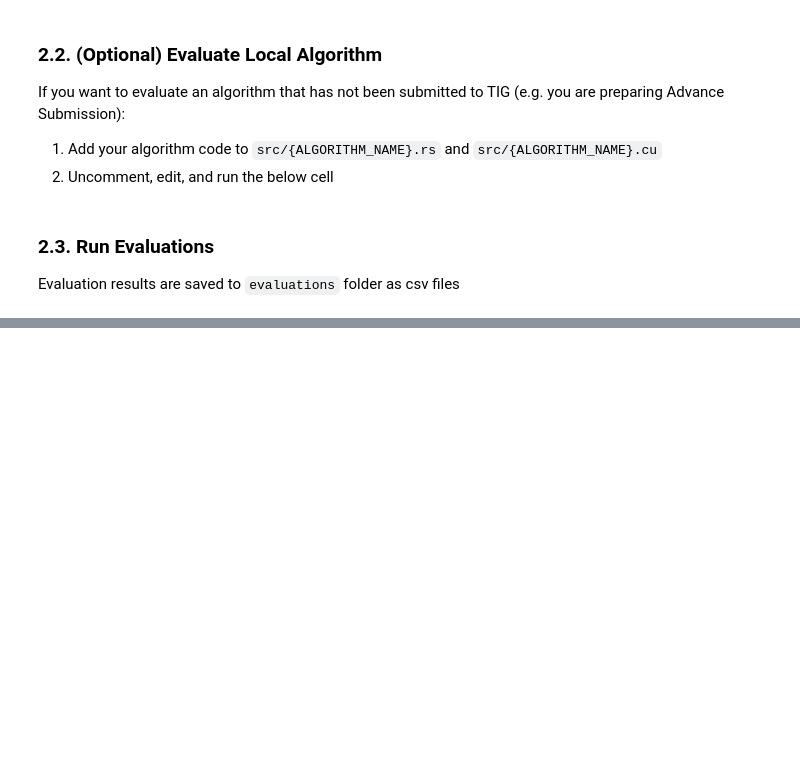
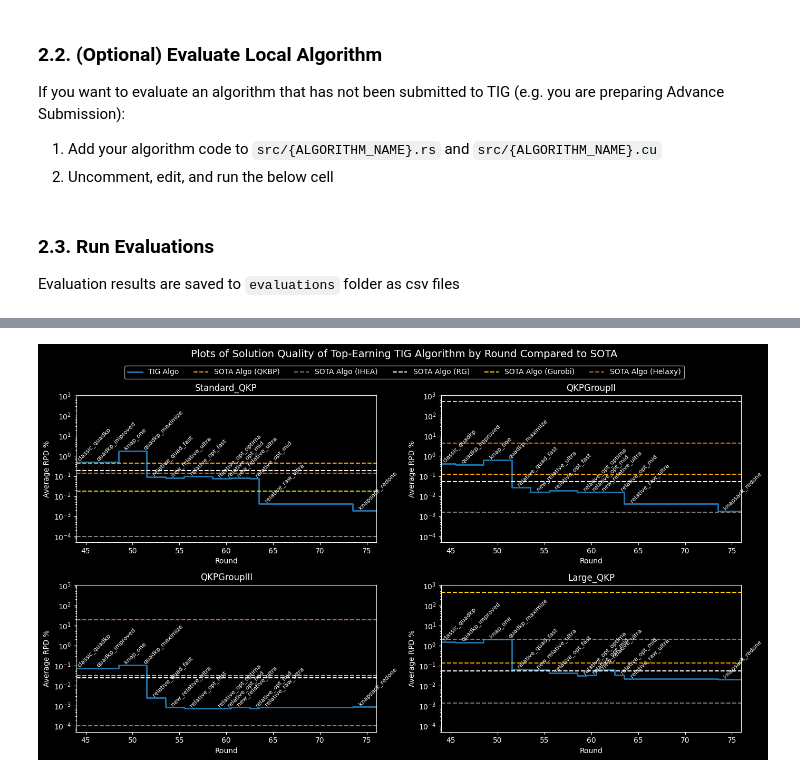
Before and after one commit to tig-foundation/tig-SOTA-metrics, a Jupyter notebook: knapsack_evaluator/quick_start.ipynb, the cells around one changed output, grey strips where cells are left out. Saved outputs shown, nothing was run; the diff lists cells and outputs as text; code cells hidden in the pictures; blank space fills up the shorter version.

```diff
--- a/knapsack_evaluator/quick_start.ipynb
+++ b/knapsack_evaluator/quick_start.ipynb
@@ -109,0 +188,91 @@ Todo
+# %%
+plot1_tig_df = (
+    tig_df
+        .groupby(['dataset', 'algorithm'])
+        .agg(avg_gap_percent=('gap_percent', 'mean'))
+        .reset_index()
+        .merge(mapping, on='algorithm', how='inner')
+        .sort_values(['dataset', 'round'])
+)
+
+
+plot1_sota_df = (
+    sota_df
+        .groupby(['dataset', 'algorithm'])
+        .agg(avg_gap_percent=('gap', 'mean'))
+        .reset_index()
+)
+# Define epsilon for log scale plotting
+epsilon = 1e-4
+
+# Define plot parameters - handle case where dataframes might be empty
+xmin = plot1_tig_df['round'].min()
+xmax = plot1_tig_df['round'].max()
+y_min = plot1_tig_df['avg_gap_percent'].min()
+y_max = plot1_tig_df['avg_gap_percent'].max()
+
+# Add epsilon to SOTA values for log scale visibility
+sota_min = (plot1_sota_df['avg_gap_percent'] + epsilon).min()
+sota_max = (plot1_sota_df['avg_gap_percent'] + epsilon).max()
+y_min = min(y_min, sota_min)
+y_max = max(y_max, sota_max)
+
+# Add some padding and ensure positive values for log scale
+y_min = max(y_min * 0.5, 5e-7)
+y_max = 2*y_max
+y_limits = (y_min, y_max)
+
+
+# Plot
+cols, rows = 2, (len(datasets) + 1) // 2
+plt.style.use('dark_background')
+fig, axes = plt.subplots(rows, cols, figsize=(cols*7, rows*4), squeeze=False)
+axes = axes.flatten()
+
+# Define colors and line styles for SOTA algorithms
+sota_styles = {
+    'QKBP': {'color': 'orange', 'linestyle': '--', 'label': 'SOTA Algo (QKBP)'},
+    'IHEA': {'color': 'grey', 'linestyle': '--', 'label': 'SOTA Algo (IHEA)'},
+    'RG': {'color': 'white', 'linestyle': '--', 'label': 'SOTA Algo (RG)'},
+    'Gurobi': {'color': 'gold', 'linestyle': '--', 'label': 'SOTA Algo (Gurobi)'},
+    'Hexaly': {'color': 'chocolate', 'linestyle': '--', 'label': 'SOTA Algo (Helaxy)'}
+}
+
+for i, d in enumerate(datasets):
+    ax = axes[i]
+    subset_df = plot1_tig_df[plot1_tig_df['dataset'] == d].sort_values('round')
+    ax.step(subset_df['round'], subset_df['avg_gap_percent'], color='tab:blue',linewidth = '2', label='TIG Algo', where='mid')
+
+    # Label algorithm changes
+    for j, (_, r) in enumerate(subset_df.iterrows()):
+        if j == 0 or r['algorithm'] != subset_df.iloc[j-1]['algorithm']:
+            ax.text(r['round'], r['avg_gap_percent'], r['algorithm'],
+                   rotation=45, va='bottom', ha='left', fontsize=8)
+
+    # Add SOTA baselines if available
+    sota_subset = plot1_sota_df[plot1_sota_df['dataset'] == d]
+    for sota_algo in ['QKBP', 'IHEA', 'RG', 'Gurobi', 'Hexaly']:
+        sota_data = sota_subset[sota_subset['algorithm'] == sota_algo]
+        sota_gap = sota_data['avg_gap_percent'].iloc[0] + epsilon
+        style = sota_styles[sota_algo]
+        ax.axhline(sota_gap, linestyle=style['linestyle'],
+                  color=style['color'], label=style['label'])
+
+    ax.set_title(d)
+    ax.set_xlabel('Round')
+    ax.set_ylabel('Average RPD %')
+    ax.set_xlim(xmin, xmax)
+    ax.set_yscale('log')
+    ax.set_ylim(y_limits)
+
+# Remove unused axes
+for j in range(len(datasets), len(axes)):
+    fig.delaxes(axes[j])
+
+fig.suptitle('Plots of Solution Quality of Top-Earning TIG Algorithm by Round Compared to SOTA', fontsize=14)
+handles, labels = axes[0].get_legend_handles_labels()
+fig.legend(handles, labels, loc='upper center', ncol=6, bbox_to_anchor=(0.5, 0.95), fontsize=10)
+plt.tight_layout(rect=[0, 0, 1, 0.96])
+plt.show()
+# %% [output]
+[figure, added]
```
Also changed, not shown: parts of 9 cells of this notebook.
